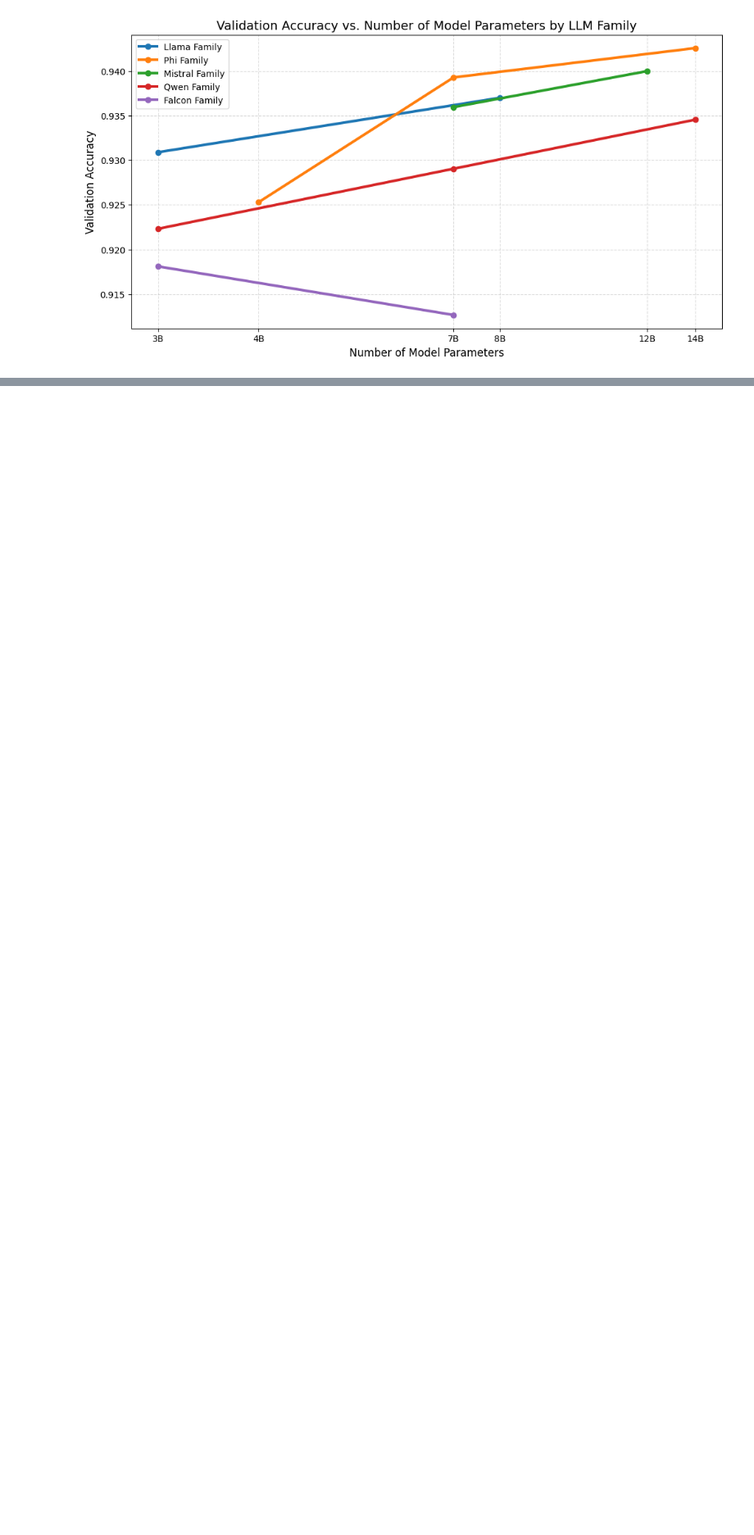
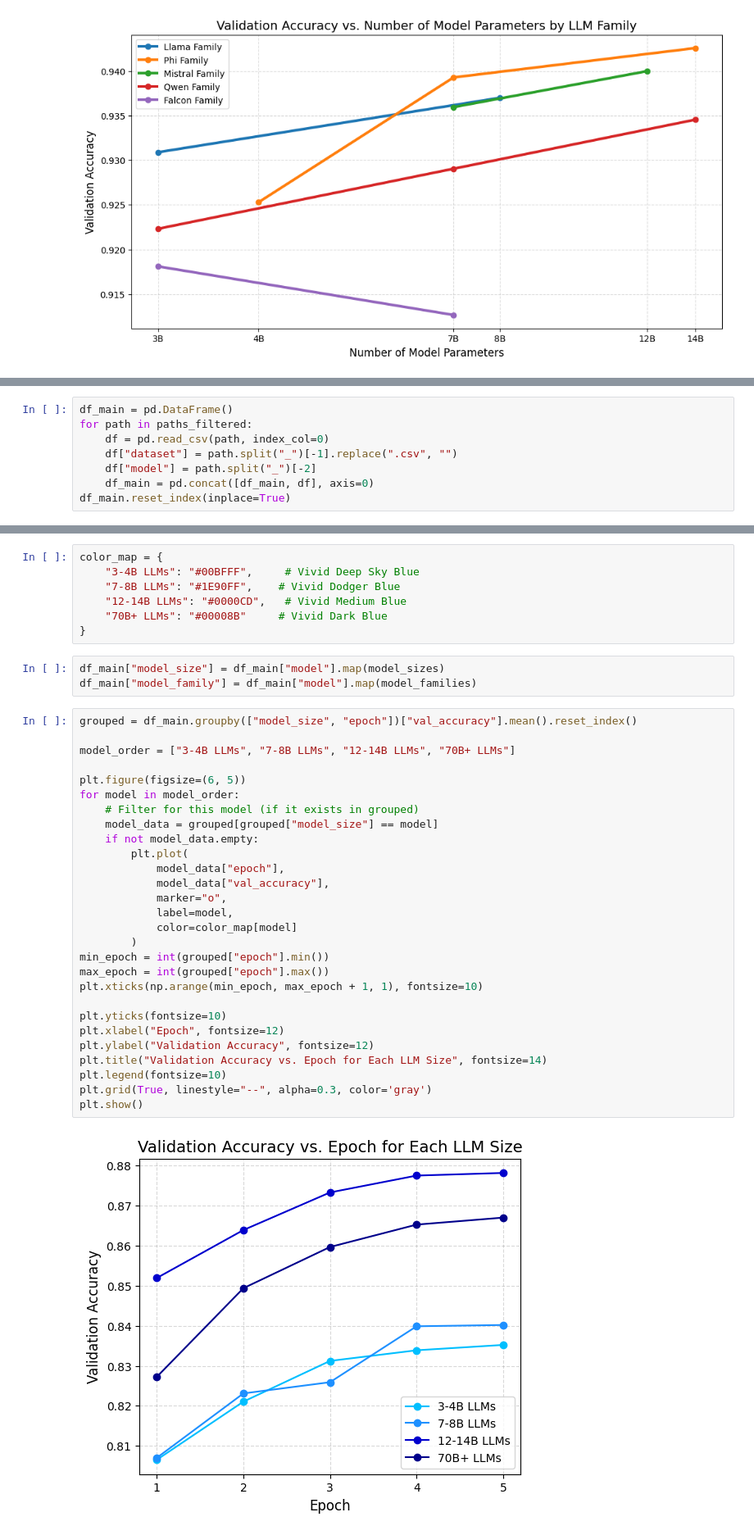
Before and after one commit to Michal1337/GenTextDetect, a Jupyter notebook: logs/finetune/plots.ipynb, the cells around one changed output, grey strips where cells are left out. Shown at 82% size. Saved outputs shown, nothing was run; the diff lists cells and outputs as text; blank space fills up the shorter version.

Commit message:
add more plots

```diff
--- a/logs/finetune/plots.ipynb
+++ b/logs/finetune/plots.ipynb
@@ -645,0 +689,8 @@ plt.show()
+# %%
+df_main = pd.DataFrame()
+for path in paths_filtered:
+    df = pd.read_csv(path, index_col=0)
+    df["dataset"] = path.split("_")[-1].replace(".csv", "")
+    df["model"] = path.split("_")[-2]
+    df_main = pd.concat([df_main, df], axis=0)
+df_main.reset_index(inplace=True)
@@ -645,0 +729,40 @@ plt.show()
+# %%
+color_map = {
+    "3-4B LLMs": "#00BFFF",     # Vivid Deep Sky Blue
+    "7-8B LLMs": "#1E90FF",    # Vivid Dodger Blue
+    "12-14B LLMs": "#0000CD",   # Vivid Medium Blue
+    "70B+ LLMs": "#00008B"     # Vivid Dark Blue
+}
+# %%
+df_main["model_size"] = df_main["model"].map(model_sizes)
+df_main["model_family"] = df_main["model"].map(model_families)
+# %%
+grouped = df_main.groupby(["model_size", "epoch"])["val_accuracy"].mean().reset_index()
+
+model_order = ["3-4B LLMs", "7-8B LLMs", "12-14B LLMs", "70B+ LLMs"]
+
+plt.figure(figsize=(6, 5))
+for model in model_order:
+    # Filter for this model (if it exists in grouped)
+    model_data = grouped[grouped["model_size"] == model]
+    if not model_data.empty:
+        plt.plot(
+            model_data["epoch"],
+            model_data["val_accuracy"],
+            marker="o",
+            label=model,
+            color=color_map[model]
+        )
+min_epoch = int(grouped["epoch"].min())
+max_epoch = int(grouped["epoch"].max())
+plt.xticks(np.arange(min_epoch, max_epoch + 1, 1), fontsize=10)
+
+plt.yticks(fontsize=10)
+plt.xlabel("Epoch", fontsize=12)
+plt.ylabel("Validation Accuracy", fontsize=12)
+plt.title("Validation Accuracy vs. Epoch for Each LLM Size", fontsize=14)
+plt.legend(fontsize=10)
+plt.grid(True, linestyle="--", alpha=0.3, color='gray')
+plt.show()
+# %% [output]
+[figure, added]
```
Also changed, not shown: parts of 14 cells of this notebook, 16 other files.
